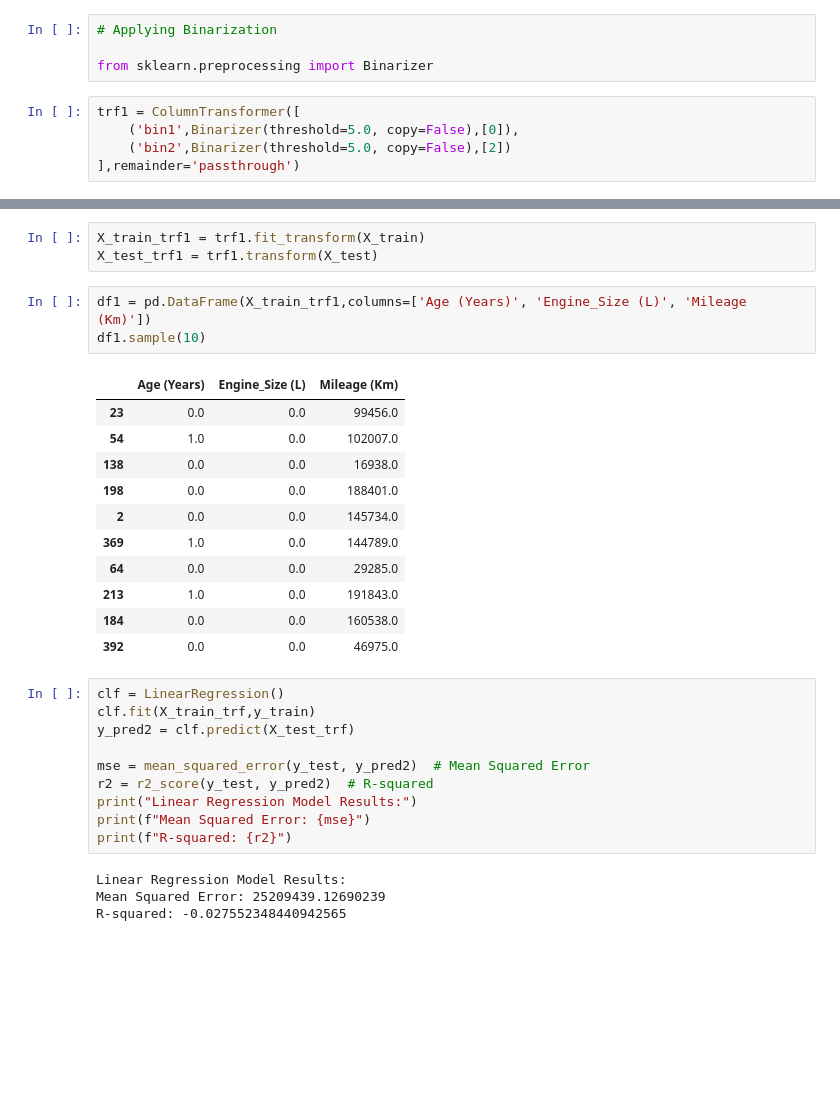
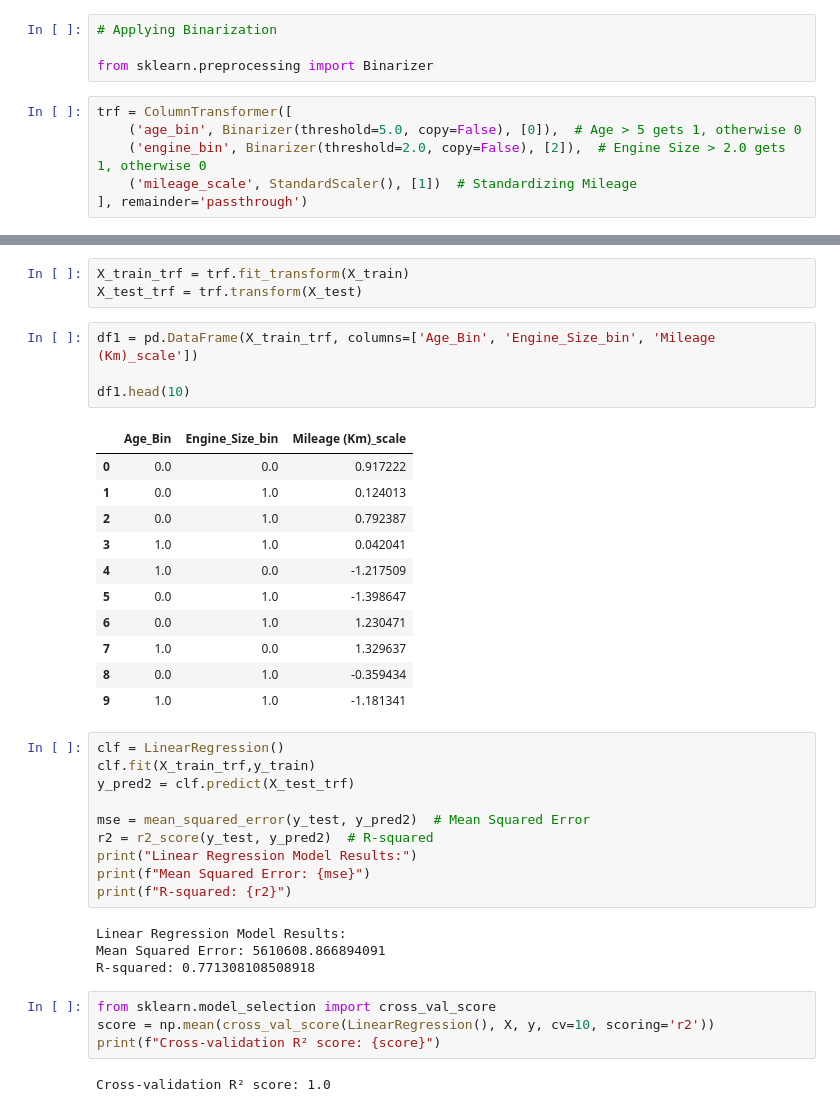
Before and after one commit to Himel-Sarder/100-Days-of-Machine-Learning-with-Himel, a Jupyter notebook: Binarization.ipynb, the cells around one changed output, grey strips where cells are left out. Drawn from its saved outputs; the diff is of its cells as text; blank space fills up the shorter version.

```diff
--- a/Binarization.ipynb
+++ b/Binarization.ipynb
@@ -100,7 +104,8 @@ Cross-validation R-squared score: 1.0
 
 from sklearn.preprocessing import Binarizer
 # %%
-trf1 = ColumnTransformer([
-    ('bin1',Binarizer(threshold=5.0, copy=False),[0]),
-    ('bin2',Binarizer(threshold=5.0, copy=False),[2])
-],remainder='passthrough')
+trf = ColumnTransformer([
+    ('age_bin', Binarizer(threshold=5.0, copy=False), [0]),  # Age > 5 gets 1, otherwise 0
+    ('engine_bin', Binarizer(threshold=2.0, copy=False), [2]),  # Engine Size > 2.0 gets 1, otherwise 0
+    ('mileage_scale', StandardScaler(), [1])  # Standardizing Mileage
+], remainder='passthrough')
@@ -115,21 +121,22 @@ ColumnTransformer(remainder='passthrough',
 # %%
-X_train_trf1 = trf1.fit_transform(X_train)
-X_test_trf1 = trf1.transform(X_test)
+X_train_trf = trf.fit_transform(X_train)
+X_test_trf = trf.transform(X_test)
 # %%
-df1 = pd.DataFrame(X_train_trf1,columns=['Age (Years)', 'Engine_Size (L)', 'Mileage (Km)'])
-df1.sample(10)
+df1 = pd.DataFrame(X_train_trf, columns=['Age_Bin', 'Engine_Size_bin', 'Mileage (Km)_scale'])
+
+df1.head(10)
 # %% [output]
-|  | Age (Years) | Engine_Size (L) | Mileage (Km) |
-| 23 | 0.0 | 0.0 | 99456.0 |
-| 54 | 1.0 | 0.0 | 102007.0 |
-| 138 | 0.0 | 0.0 | 16938.0 |
-| 198 | 0.0 | 0.0 | 188401.0 |
-| 2 | 0.0 | 0.0 | 145734.0 |
-| 369 | 1.0 | 0.0 | 144789.0 |
-| 64 | 0.0 | 0.0 | 29285.0 |
-| 213 | 1.0 | 0.0 | 191843.0 |
-| 184 | 0.0 | 0.0 | 160538.0 |
-| 392 | 0.0 | 0.0 | 46975.0 |
+|  | Age_Bin | Engine_Size_bin | Mileage (Km)_scale |
+| 0 | 0.0 | 0.0 | 0.917222 |
+| 1 | 0.0 | 1.0 | 0.124013 |
+| 2 | 0.0 | 1.0 | 0.792387 |
+| 3 | 1.0 | 1.0 | 0.042041 |
+| 4 | 1.0 | 0.0 | -1.217509 |
+| 5 | 0.0 | 1.0 | -1.398647 |
+| 6 | 0.0 | 1.0 | 1.230471 |
+| 7 | 1.0 | 0.0 | 1.329637 |
+| 8 | 0.0 | 1.0 | -0.359434 |
+| 9 | 1.0 | 1.0 | -1.181341 |
 # %%
 clf = LinearRegression()
 clf.fit(X_train_trf,y_train)
@@ -142,5 +149,11 @@ print(f"Mean Squared Error: {mse}")
 print(f"R-squared: {r2}")
 # %% [output]
 Linear Regression Model Results:
-Mean Squared Error: 25209439.12690239
-R-squared: -0.027552348440942565
+Mean Squared Error: 5610608.866894091
+R-squared: 0.771308108508918
+# %%
+from sklearn.model_selection import cross_val_score
+score = np.mean(cross_val_score(LinearRegression(), X, y, cv=10, scoring='r2'))
+print(f"Cross-validation R² score: {score}")
+# %% [output]
+Cross-validation R² score: 1.0
```
Also changed, not shown: parts of 4 cells of this notebook.
